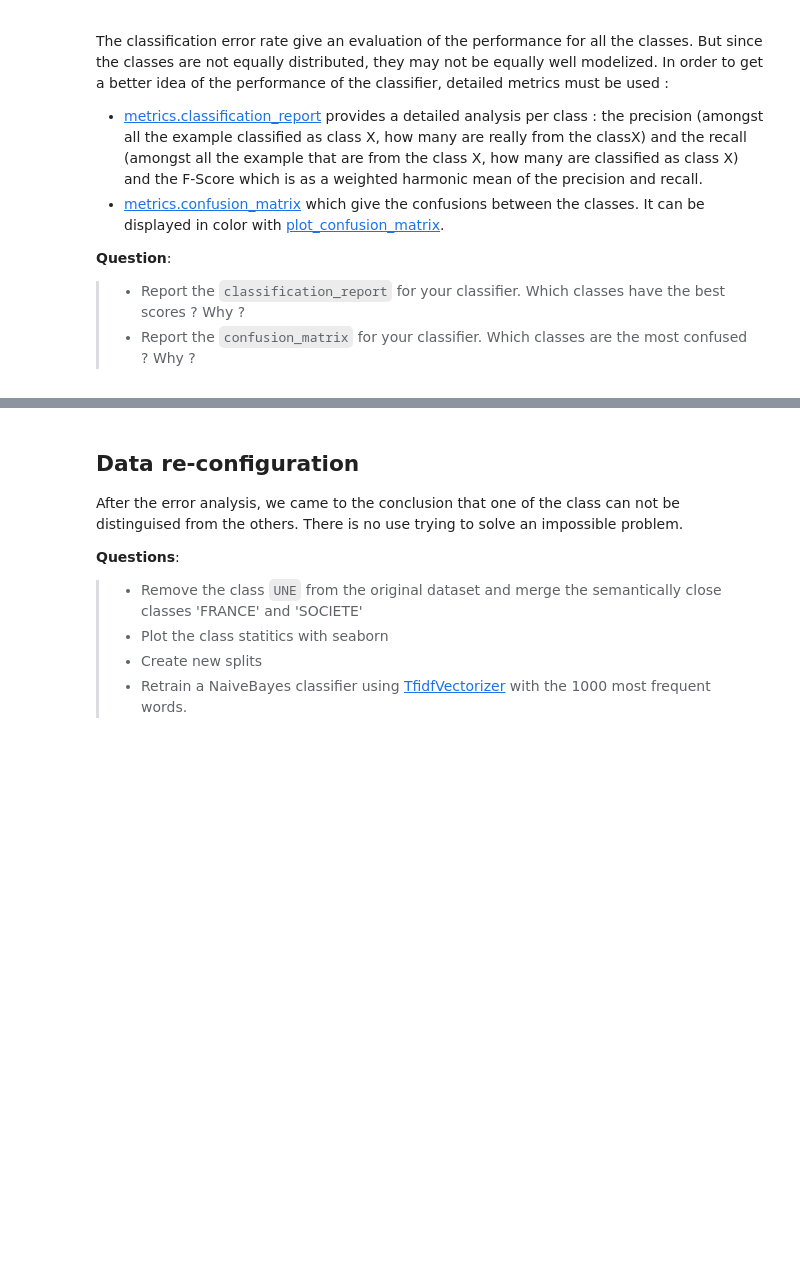
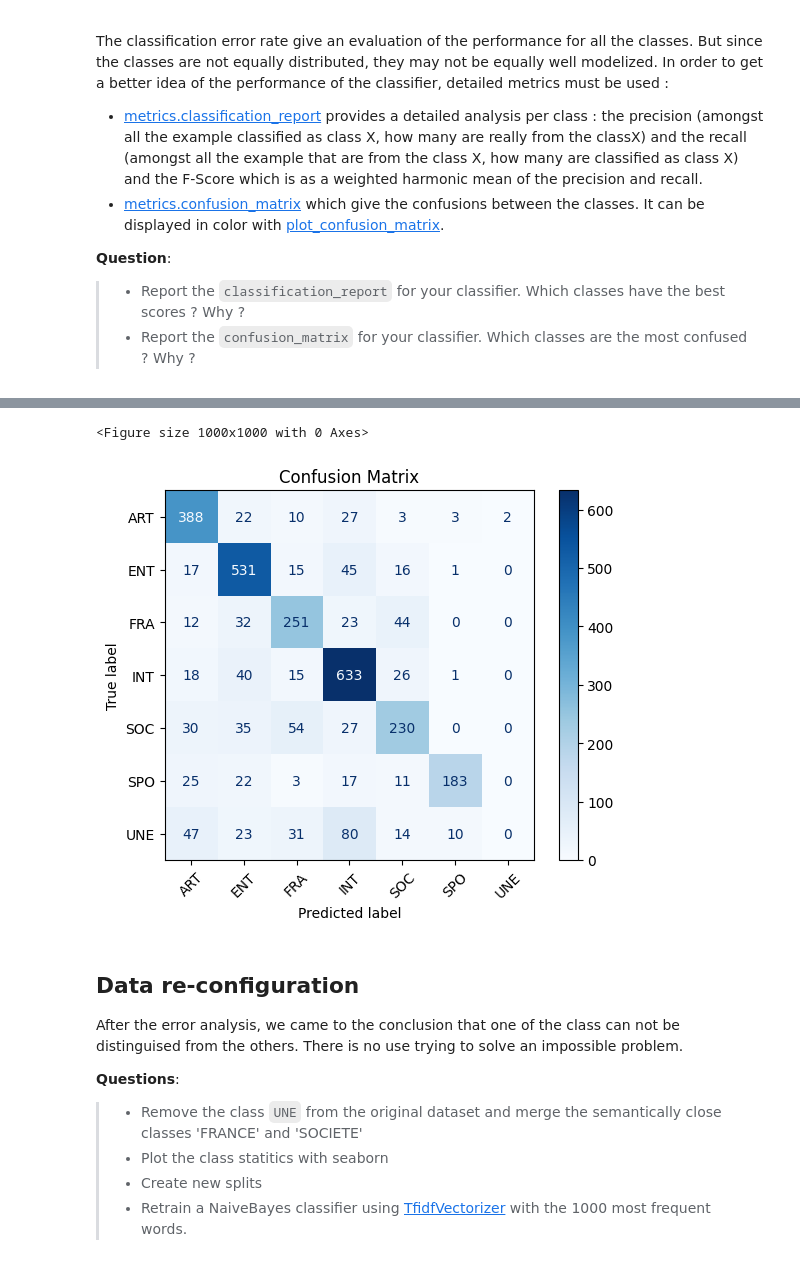
Before and after one commit to sarakpyny/NLP-Course-Ensae, a Jupyter notebook: Lab/nlp-lab1-text-classification/NY_Sarakpy_lab1_TextClassification_LeMonde.ipynb, the cells around one changed output, grey strips where cells are left out. Drawn from its saved outputs; the diff is of its cells as text; code cells hidden in the pictures; blank space fills up the shorter version.

```diff
--- a/Lab/nlp-lab1-text-classification/NY_Sarakpy_lab1_TextClassification_LeMonde.ipynb
+++ b/Lab/nlp-lab1-text-classification/NY_Sarakpy_lab1_TextClassification_LeMonde.ipynb
@@ -177,7 +184,7 @@ from sklearn.feature_extraction.text import CountVectorizer
 # YOUR CODE HERE
 
 # create the vectorizer object
-vectorizer = CountVectorizer(max_features=200)
+vectorizer = CountVectorizer(max_features=1000)
 
 # fit on train data
 vectorizer.fit(X_train)
@@ -229,9 +236,13 @@ from sklearn.feature_extraction.text import TfidfTransformer
 # YOUR CODE HERE
 
 # train
-tf_transformer = TfidfTransformer().fit(X_train_counts)
+tf_transformer = TfidfTransformer()
+tf_transformer.fit(X_train_counts)
+
+# Transform all sets
 X_train_tf = tf_transformer.transform(X_train_counts)
+X_dev_tf = tf_transformer.transform(X_dev_counts)
 X_test_tf = tf_transformer.transform(X_test_counts)
 
-X_train_tf.shape, X_test_tf.shape
+X_train_tf.shape, X_dev_tf.shape, X_test_tf.shape
 # %% [output]
@@ -238,0 +250,12 @@ X_train_tf.shape, X_test_tf.shape
+# %%
+from sklearn.naive_bayes import MultinomialNB
+import numpy as np
+
+clf = MultinomialNB()
+clf.fit(X_train_tf, y_train)
+
+train_acc = clf.score(X_train_tf, y_train)
+dev_acc = clf.score(X_dev_tf, y_dev)
+test_acc = clf.score(X_test_tf, y_test)
+
+train_acc, dev_acc, test_acc
@@ -283,3 +295,20 @@ disp.plot()
+# %%
+from sklearn.metrics import ConfusionMatrixDisplay
+import matplotlib.pyplot as plt
+
+plt.figure(figsize=(10,10))
+ConfusionMatrixDisplay.from_estimator(
+    clf,
+    X_test_tf,
+    y_test,
+    cmap="Blues",
+    xticks_rotation=45
+)
+plt.title("Confusion Matrix")
+plt.show()
+# %% [output]
+<Figure size 1000x1000 with 0 Axes>
+[figure, added]
 # %% [markdown]
 ## Data re-configuration
 After the error analysis, we came to the conclusion that one of the class can not be distinguised from the others. There is no use trying to solve an impossible problem.
```
Also changed, not shown: parts of 29 cells of this notebook.
